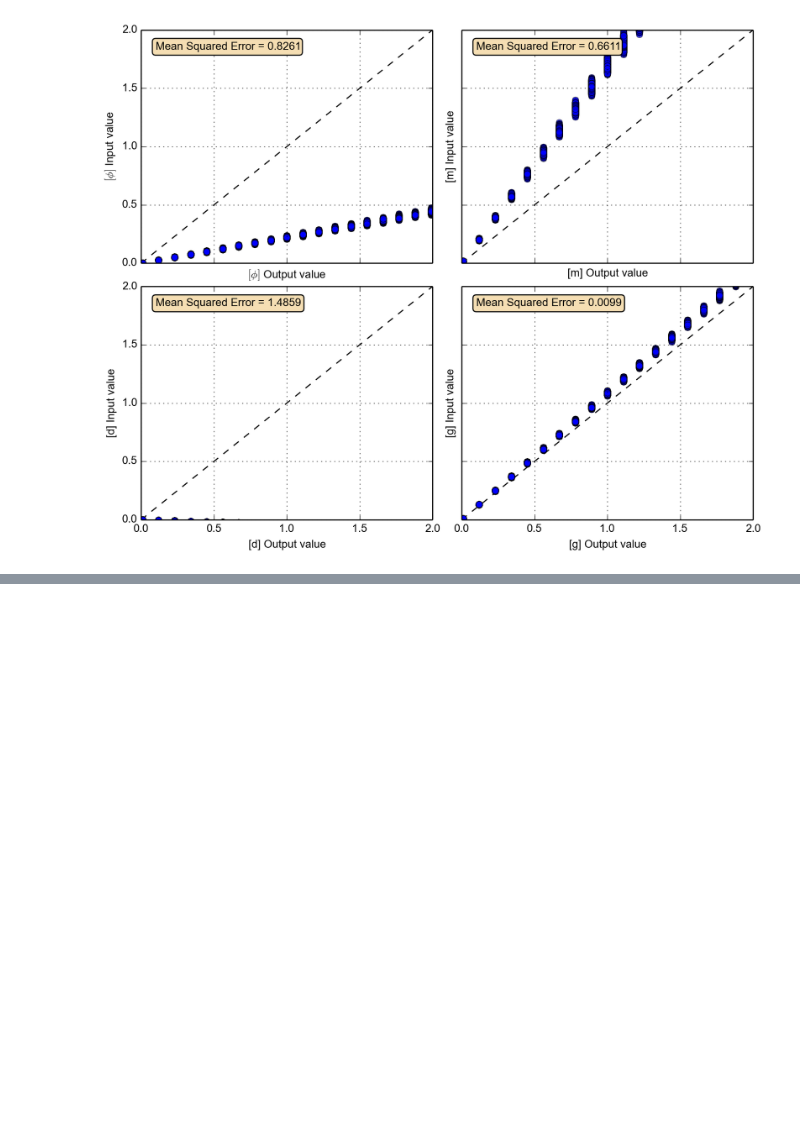
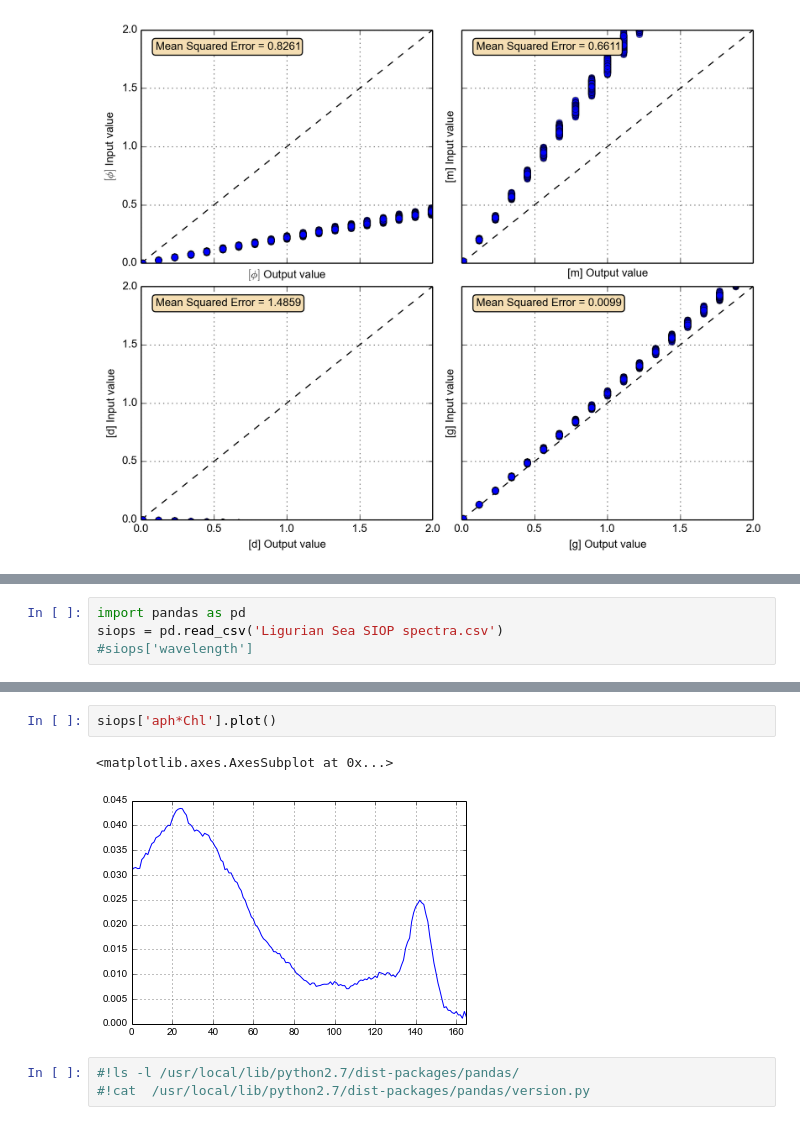
Before and after one commit to marrabld/bootstrappy, a Jupyter notebook: scripts/bootstrap_test.ipynb, the cells around one changed output, grey strips where cells are left out. Saved outputs shown, nothing was run; the diff lists cells and outputs as text; blank space fills up the shorter version.

Commit message:
Added reading of SIOPs - backup commit

```diff
--- a/scripts/bootstrap_test.ipynb
+++ b/scripts/bootstrap_test.ipynb
@@ -520,0 +548,4 @@ Outer Loop :: 1.22
+# %%
+import pandas as pd
+siops = pd.read_csv('Ligurian Sea SIOP spectra.csv')
+#siops['wavelength']
@@ -520,0 +570,8 @@ Outer Loop :: 1.22
+# %%
+siops['aph*Chl'].plot()
+# %% [output]
+<matplotlib.axes.AxesSubplot at 0x...>
+[figure, added]
+# %%
+#!ls -l /usr/local/lib/python2.7/dist-packages/pandas/
+#!cat  /usr/local/lib/python2.7/dist-packages/pandas/version.py
```
Also changed, not shown: parts of 8 cells of this notebook, 26 other files.
